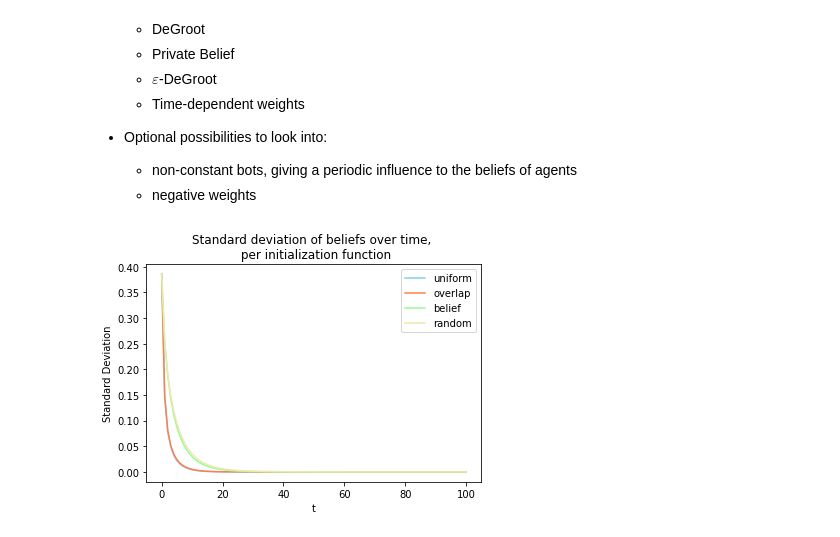
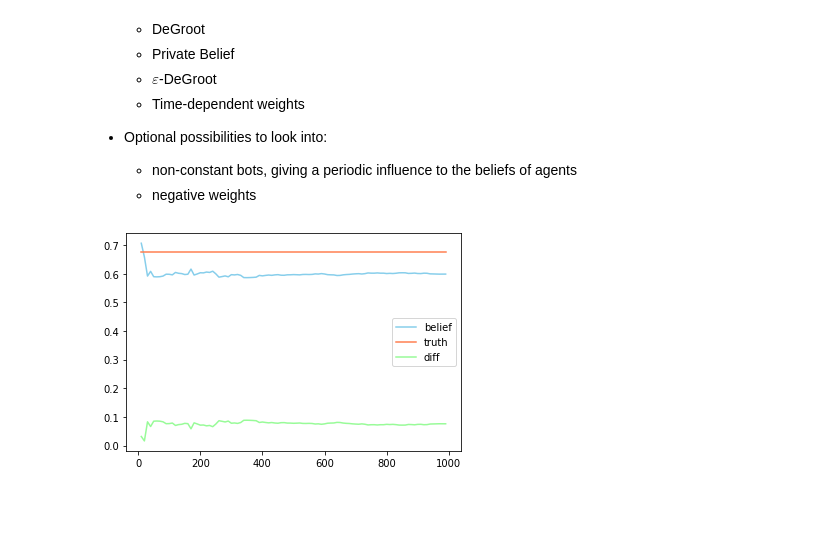
Before and after one commit to RomanOort/BScThesis, a Jupyter notebook: Networks.ipynb, the cells around one changed output. Drawn from its saved outputs; the diff is of its cells as text; code cells hidden in the pictures; blank space fills up the shorter version.

```diff
--- a/Networks.ipynb
+++ b/Networks.ipynb
@@ -1576,9 +1630,10 @@ class Network():
 # %%
-NetworkVar = Network(n_agents=1000, increase_degree=True, directed=False,
+NetworkVar = Network(n_agents=1000, increase_degree=False, directed=False,
                      show_network=False, sparse_gen=True, show_degree_dis=False,
-                     weight_comparison=False, show_convergence=True, convergence_comparison=False)
+                     weight_comparison=False, show_convergence=False, convergence_comparison=False,
+                     show_wisdom=True)
 # %% [output]
-[figure, old version]
+[figure, new version]
 # %%
 def test_prob_functions(iterations=1000, *args):
     funcs = args[0]
```
Also changed, not shown: parts of 5 cells of this notebook.
